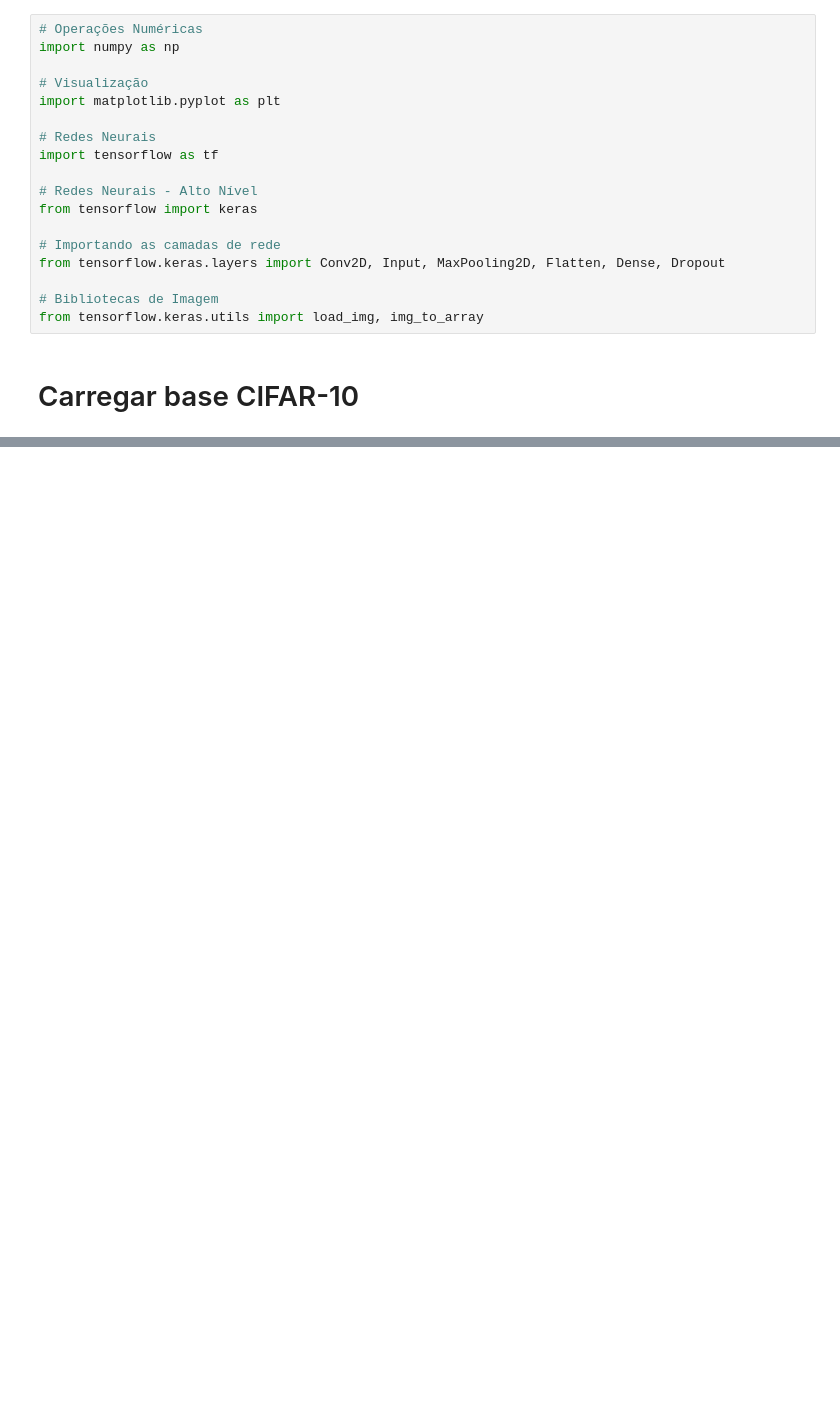
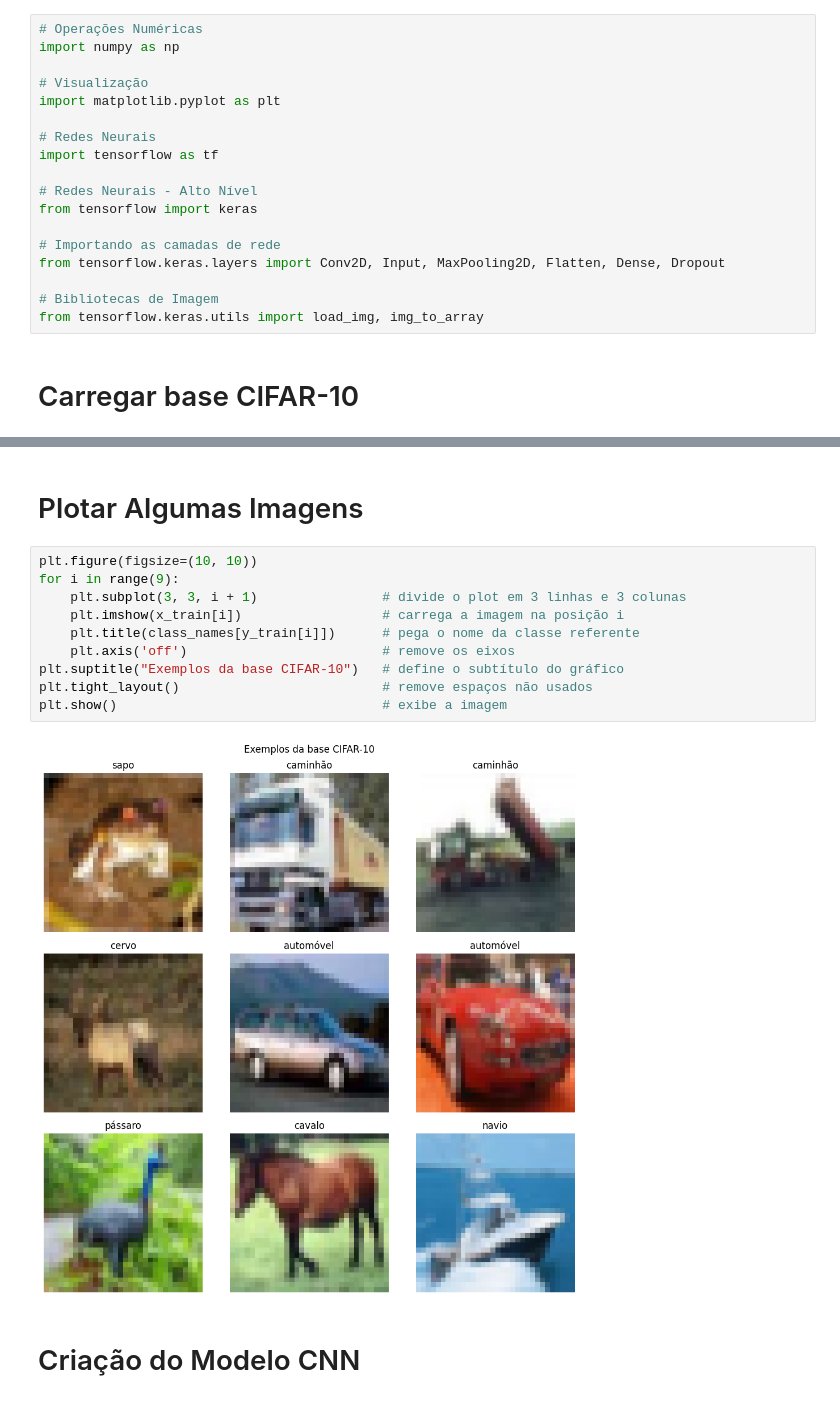
Before and after one commit to yanchagas04/machine_learning_cimatec, a Jupyter notebook: deep_learning/notebooks/classificador_imagens.ipynb, the cells around one changed output, grey strips where cells are left out. Cells and saved outputs as stored; diff of their text form; blank space fills up the shorter version.

```diff
--- a/deep_learning/notebooks/classificador_imagens.ipynb
+++ b/deep_learning/notebooks/classificador_imagens.ipynb
@@ -54,0 +56,16 @@ KeyboardInterrupt:
+# %% [markdown]
+# Plotar Algumas Imagens
+# %%
+plt.figure(figsize=(10, 10))
+for i in range(9):
+    plt.subplot(3, 3, i + 1)                # divide o plot em 3 linhas e 3 colunas
+    plt.imshow(x_train[i])                  # carrega a imagem na posição i
+    plt.title(class_names[y_train[i]])      # pega o nome da classe referente
+    plt.axis('off')                         # remove os eixos
+plt.suptitle("Exemplos da base CIFAR-10")   # define o subtítulo do gráfico
+plt.tight_layout()                          # remove espaços não usados
+plt.show()                                  # exibe a imagem
+# %% [output]
+[figure, added]
+# %% [markdown]
+# Criação do Modelo CNN
```
Also changed, not shown: parts of 6 cells of this notebook.
